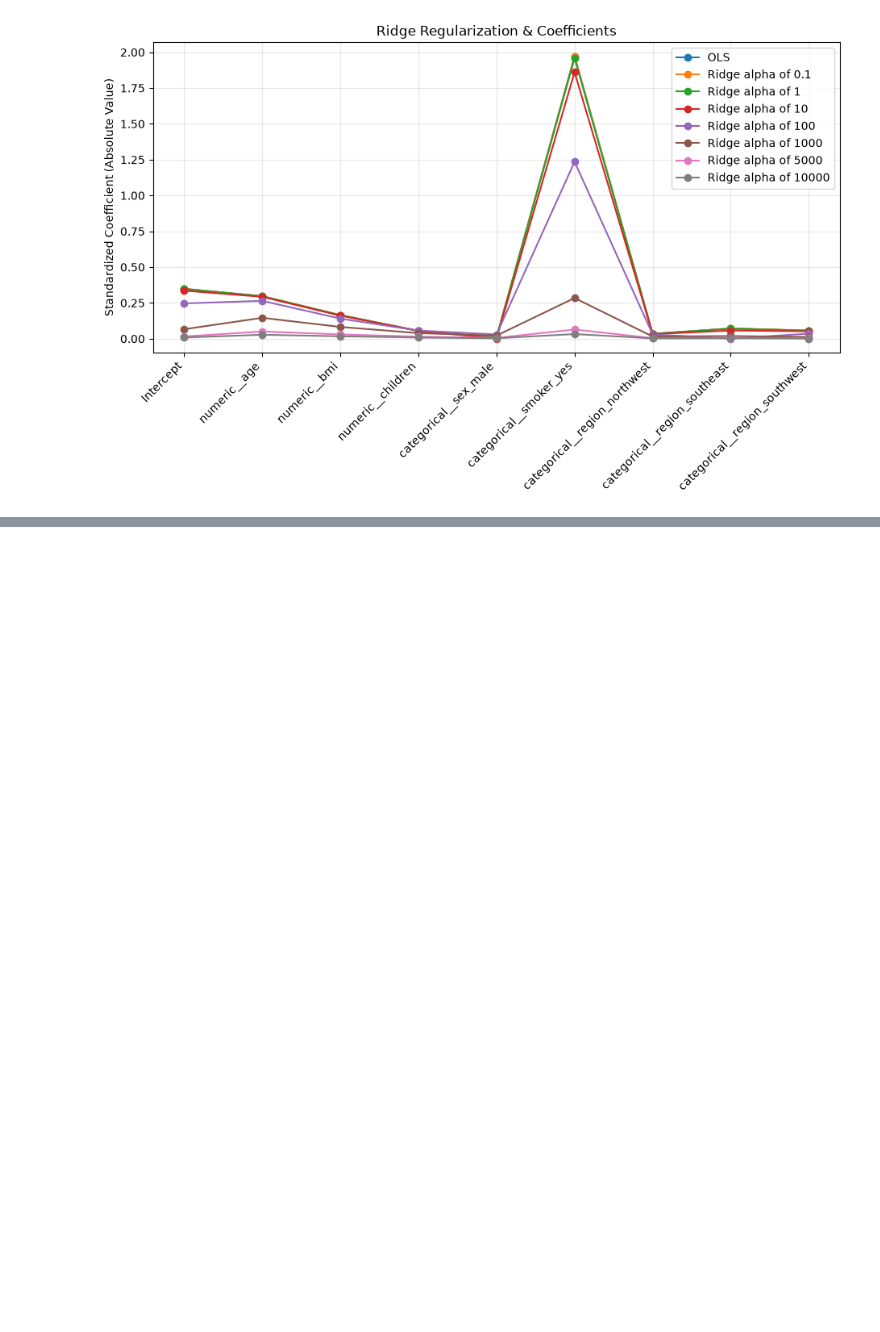
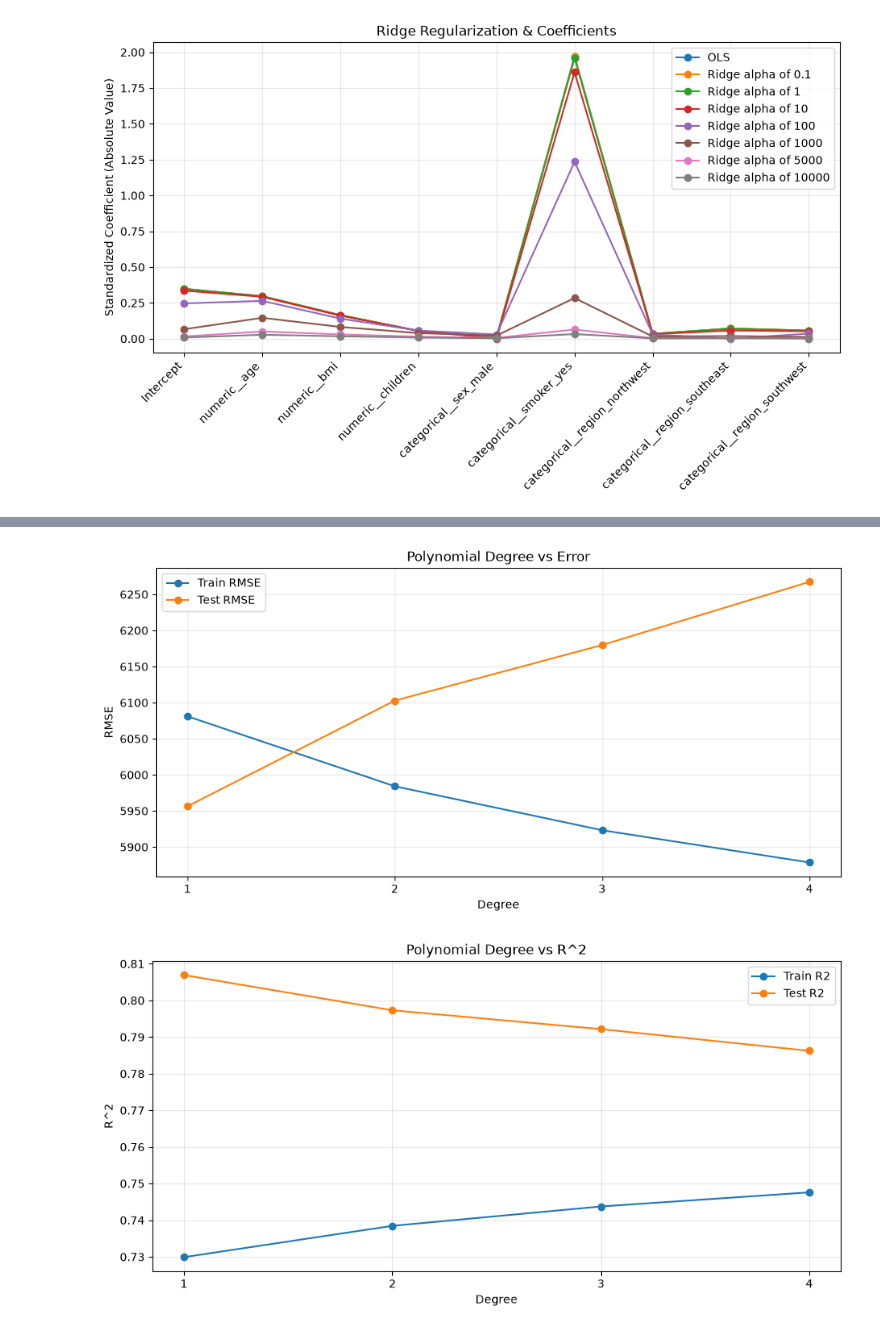
Before and after one commit to FMarkett11/CS412_Medical_Insurance_Predictor_Comparison, a Jupyter notebook: MedInsurance.ipynb, the cells around one changed output, grey strips where cells are left out. Saved outputs shown, nothing was run; the diff lists cells and outputs as text; code cells hidden in the pictures; blank space fills up the shorter version.

```diff
--- a/MedInsurance.ipynb
+++ b/MedInsurance.ipynb
@@ -388,0 +470,26 @@ plt.show()
+# %%
+#Create visuals
+plt.figure(figsize=(11,5))
+plt.plot(polynomialResults_df["Degree"], polynomialResults_df["Train RMSE"], marker="o", label="Train RMSE")
+plt.plot(polynomialResults_df["Degree"], polynomialResults_df["Test RMSE"], marker="o", label="Test RMSE")
+plt.xlabel("Degree")
+plt.ylabel("RMSE")
+plt.title("Polynomial Degree vs Error")
+plt.xticks(degrees)
+plt.legend()
+plt.grid(alpha=0.3)
+plt.show()
+
+plt.figure(figsize=(11,5))
+plt.plot(polynomialResults_df["Degree"], polynomialResults_df["Train R2"], marker="o", label="Train R2")
+plt.plot(polynomialResults_df["Degree"], polynomialResults_df["Test R2"], marker="o", label="Test R2")
+plt.xlabel("Degree")
+plt.ylabel("R^2")
+plt.title("Polynomial Degree vs R^2")
+plt.xticks(degrees)
+plt.legend()
+plt.grid(alpha=0.3)
+plt.show()
+# %% [output]
+[figure, added]
+[figure, added]
```
Also changed, not shown: parts of 4 cells of this notebook.
